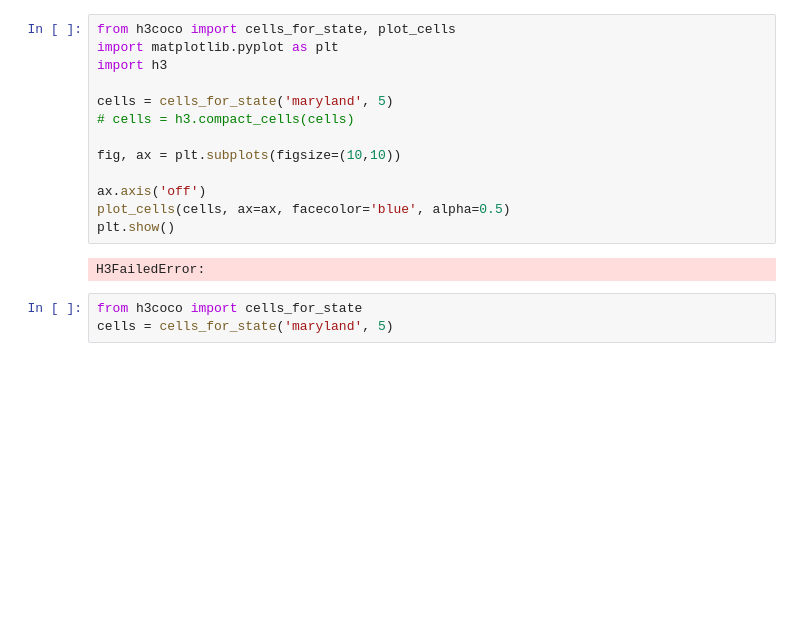
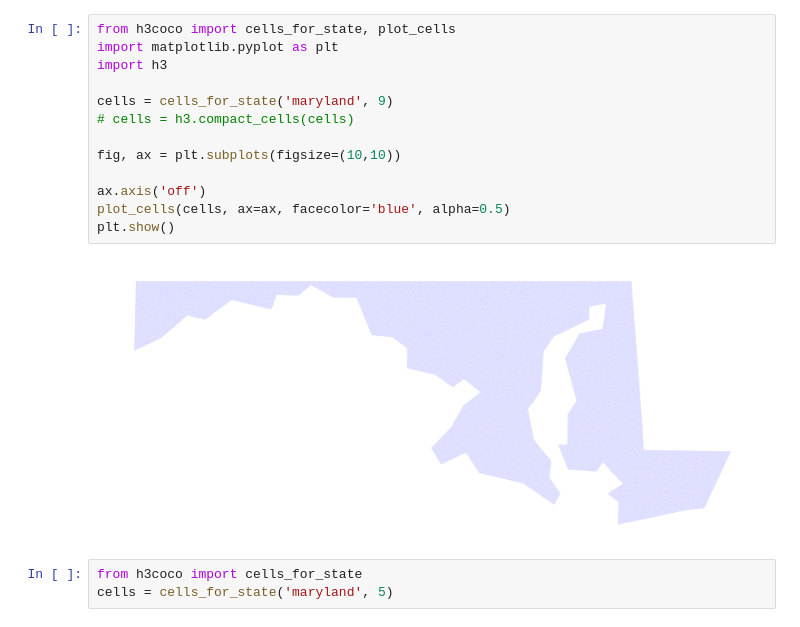
Before and after one commit to ajfriend/h3coco, a Jupyter notebook: notebooks/example.ipynb, the cells around one changed output. Saved outputs shown, nothing was run; the diff lists cells and outputs as text; blank space fills up the shorter version.

```diff
--- a/notebooks/example.ipynb
+++ b/notebooks/example.ipynb
@@ -1,18 +12,18 @@
 # %%
 from h3coco import cells_for_state, plot_cells
 import matplotlib.pyplot as plt
 import h3
 
-cells = cells_for_state('maryland', 5)
+cells = cells_for_state('maryland', 9)
 # cells = h3.compact_cells(cells)
 
 fig, ax = plt.subplots(figsize=(10,10))
 
 ax.axis('off')
 plot_cells(cells, ax=ax, facecolor='blue', alpha=0.5)
 plt.show()
 # %% [output]
-H3FailedError:
+[figure, added]
 # %%
 from h3coco import cells_for_state
 cells = cells_for_state('maryland', 5)
```
Also changed, not shown: parts of 1 cell of this notebook, 6 other files.
